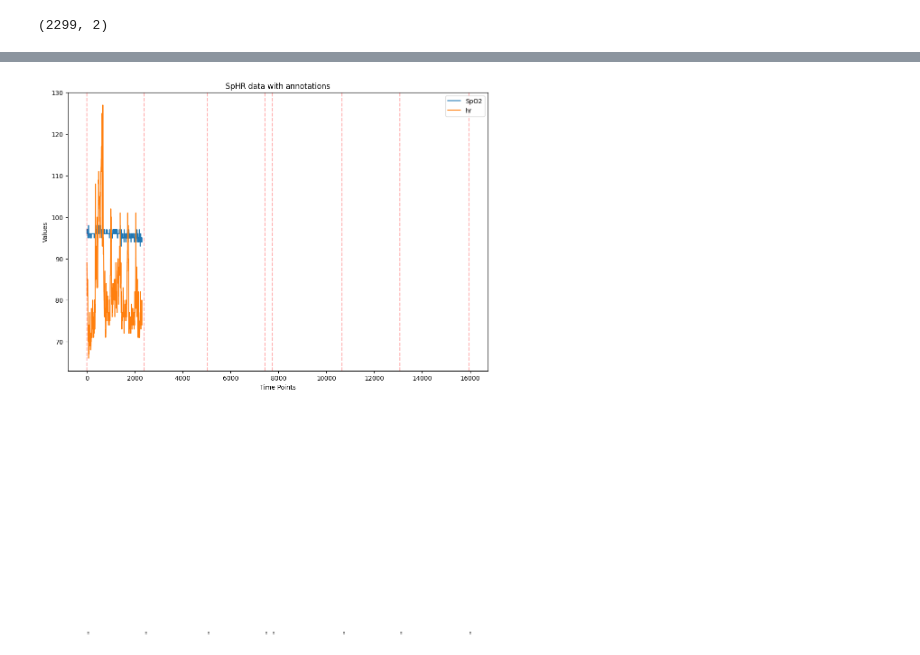
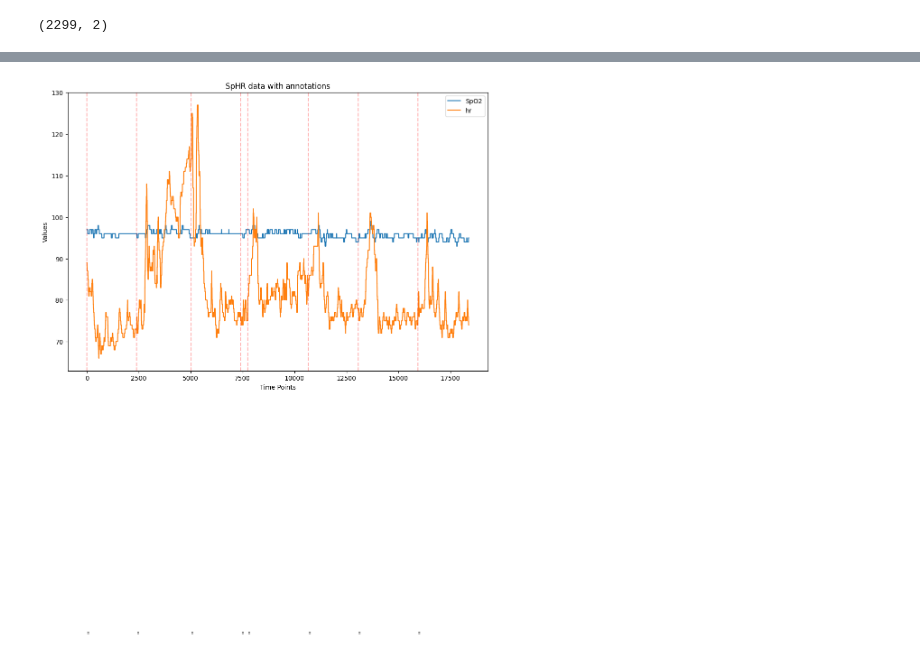
Before and after one commit to GW-datasci/25-spring-ESCHWARTZ, a Jupyter notebook: testing.ipynb, the cells around one changed output, grey strips where cells are left out. Cells and saved outputs as stored; diff of their text form; code cells hidden in the pictures.

```diff
--- a/testing.ipynb
+++ b/testing.ipynb
@@ -68,7 +70,7 @@ spsignal_names = sp_record.sig_name
 annotations = wfdb.rdann(file_path, 'atr')
 # %%
 df_SP02HR= pd.DataFrame(data=spsignals, columns=spsignal_names)
-df_SP02HR['time'] = pd.Series(range(len(df_SP02HR)))  # Time in seconds
+# df_SP02HR['time'] = pd.Series(range(len(df_SP02HR)))  # Time in seconds
 print(df_SP02HR.head())
 
 # this data is in different time units -- to convert to time units of other data, multiply each record by 8?
@@ -88,3 +90,5 @@ print(df_SP02HR.shape)
 # 38.2 minutes
 # %% [output]
 (2299, 2)
+# %%
+sync_df_SPO2HR =pd.DataFrame(np.repeat(df_SP02HR.values, 8, axis=0), columns=df_SP02HR.columns)
@@ -90,0 +99,2 @@ print(df_SP02HR.shape)
+# %%
+sync_df_SPO2HR['time'] = pd.Series(range(len(sync_df_SPO2HR))) / 8  # Time in seconds
@@ -91,15 +110,15 @@ print(df_SP02HR.shape)
 # %%
 plt.figure(figsize=(12, 8))
-for column in df_SP02HR.columns:
-    plt.plot(df_SP02HR[column], label=column)
+for column in sync_df_SPO2HR.columns.drop('time'):
+    plt.plot(sync_df_SPO2HR[column], label=column)
 
 for sample, symbol in zip(annotations.sample, annotations.symbol):
     plt.axvline(x=sample, color='r', linestyle='--', alpha=.3)
     plt.text(sample, 0, symbol, rotation=90, verticalalignment='center')
 plt.legend()
 plt.title('SpHR data with annotations')
 plt.xlabel('Time Points')
 plt.ylabel('Values')
 plt.show()
 # %% [output]
-[figure, old version]
+[figure, new version]
```
Also changed, not shown: parts of 8 cells of this notebook, 8 other files.
